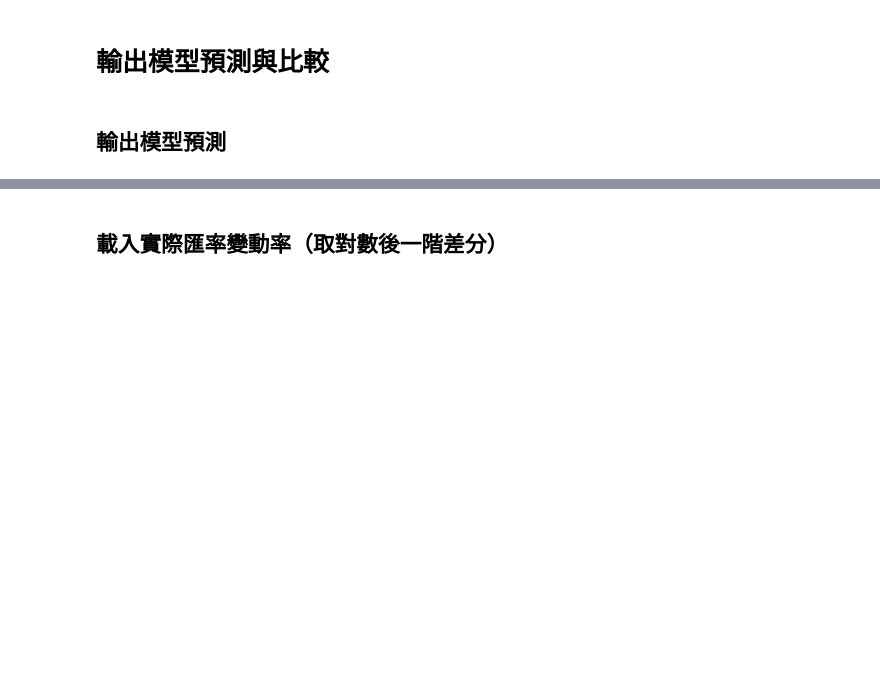
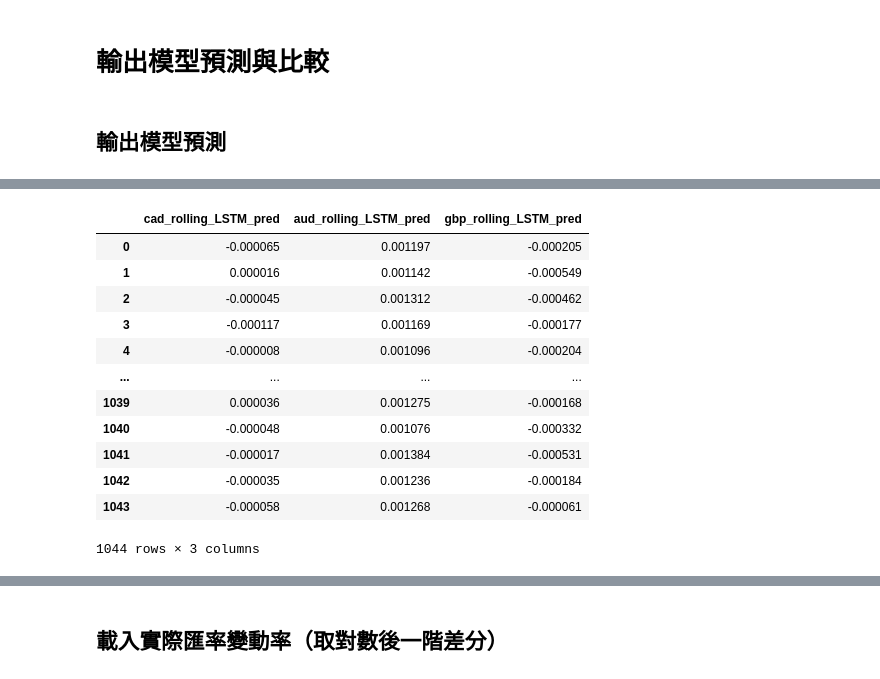
Before and after one commit to chungichien0923/LSTM_VS_ATTENTION, a Jupyter notebook: 3_Prediction_Performance.ipynb, the cells around one changed output, grey strips where cells are left out. Drawn from its saved outputs; the diff is of its cells as text; code cells hidden in the pictures; blank space fills up the shorter version.

```diff
--- a/3_Prediction_Performance.ipynb
+++ b/3_Prediction_Performance.ipynb
@@ -580,6 +854,20 @@ LSTM_recursive_prediction
 # %%
-LSTM_rolling_prediction = pd.concat([cad_rolling_LSTM_pred, aud_rolling_LSTM_pred, gbp_rolling_LSTM_pred], axis=1)
+LSTM_rolling_prediction = pd.DataFrame(np.column_stack((cad_rolling_LSTM_pred, aud_rolling_LSTM_pred, gbp_rolling_LSTM_pred)))
 LSTM_rolling_prediction.columns = ['cad_rolling_LSTM_pred', 'aud_rolling_LSTM_pred', 'gbp_rolling_LSTM_pred']
 LSTM_rolling_prediction.to_csv('./LSTM_rolling_prediction.csv')
 LSTM_rolling_prediction
+# %% [output]
+|  | cad_rolling_LSTM_pred | aud_rolling_LSTM_pred | gbp_rolling_LSTM_pred |
+| 0 | -0.000065 | 0.001197 | -0.000205 |
+| 1 | 0.000016 | 0.001142 | -0.000549 |
+| 2 | -0.000045 | 0.001312 | -0.000462 |
+| 3 | -0.000117 | 0.001169 | -0.000177 |
+| 4 | -0.000008 | 0.001096 | -0.000204 |
+| ... | ... | ... | ... |
+| 1039 | 0.000036 | 0.001275 | -0.000168 |
+| 1040 | -0.000048 | 0.001076 | -0.000332 |
+| 1041 | -0.000017 | 0.001384 | -0.000531 |
+| 1042 | -0.000035 | 0.001236 | -0.000184 |
+| 1043 | -0.000058 | 0.001268 | -0.000061 |
+1044 rows × 3 columns
 # %%
```
Also changed, not shown: parts of 42 cells of this notebook.
